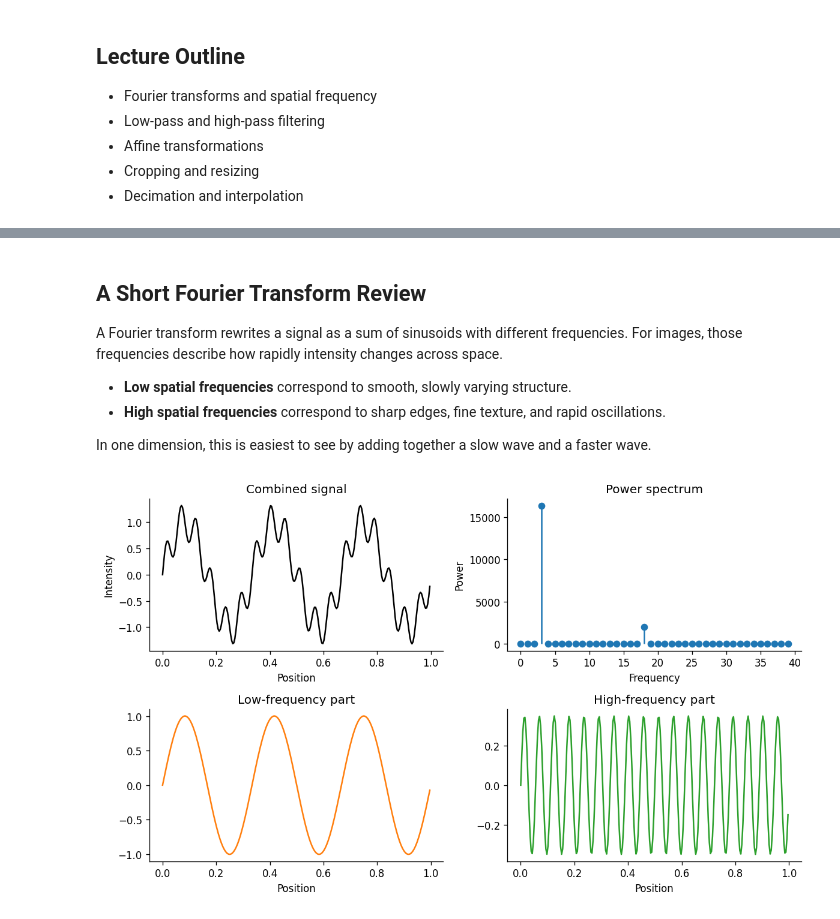
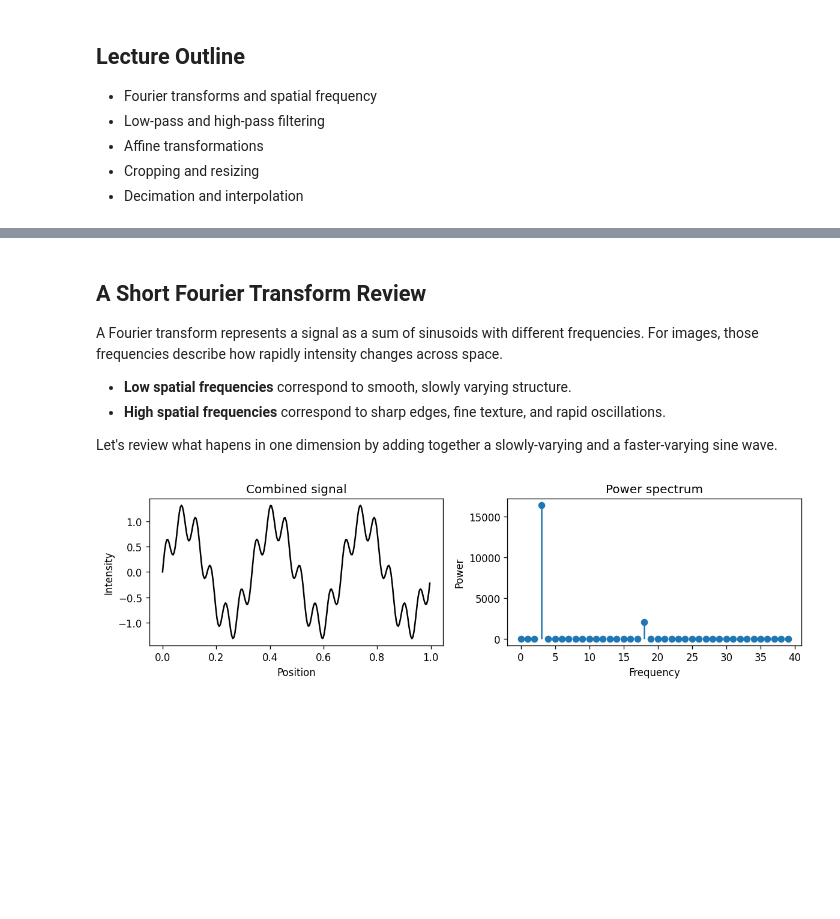
Before and after one commit to dgodovich/MOL518-Intro-to-Data-Analysis, a Jupyter notebook: Lecture_33/BPY518_Lecture33.ipynb, the cells around one changed output, grey strips where cells are left out. Saved outputs shown, nothing was run; the diff lists cells and outputs as text; code cells hidden in the pictures; blank space fills up the shorter version.

Commit message:
Lecture 33 graphics

```diff
--- a/Lecture_33/BPY518_Lecture33.ipynb
+++ b/Lecture_33/BPY518_Lecture33.ipynb
@@ -37,50 +30,34 @@ media_dir = Path('media')
 # %% [markdown]
 ## A Short Fourier Transform Review
 
-A Fourier transform rewrites a signal as a sum of sinusoids with different frequencies. For images, those frequencies describe how rapidly intensity changes across space.
+A Fourier transform represents a signal as a sum of sinusoids with different frequencies. For images, those frequencies describe how rapidly intensity changes across space.
 
 - **Low spatial frequencies** correspond to smooth, slowly varying structure.
 - **High spatial frequencies** correspond to sharp edges, fine texture, and rapid oscillations.
 
-In one dimension, this is easiest to see by adding together a slow wave and a faster wave.
+Let's review what hapens in one dimension by adding together a slowly-varying and a faster-varying sine wave.
 # %%
-# Build a 1D signal from low- and high-frequency components.
+# 1D vector with low- and high-frequency components.
 x = np.linspace(0, 1, 256, endpoint=False)
 low_component = np.sin(2 * np.pi * 3 * x)
 high_component = 0.35 * np.sin(2 * np.pi * 18 * x)
 signal = low_component + high_component
 
 fft_signal = np.fft.fft(signal)
 frequencies = np.fft.fftfreq(signal.size, d=x[1] - x[0])
 power = np.abs(fft_signal) ** 2
 
-low_mask = np.abs(frequencies) <= 6
-high_mask = np.abs(frequencies) >= 10
-low_reconstruction = np.fft.ifft(fft_signal * low_mask).real
-high_reconstruction = np.fft.ifft(fft_signal * high_mask).real
+fig, axes = plt.subplots(1, 2, figsize=(10, 3))
+axes[0].plot(x, signal, color='black')
+axes[0].set_title('Combined signal')
+axes[0].set_xlabel('Position')
+axes[0].set_ylabel('Intensity')
 
-fig, axes = plt.subplots(2, 2, figsize=(10, 6))
-axes[0, 0].plot(x, signal, color='black')
-axes[0, 0].set_title('Combined signal')
-axes[0, 0].set_xlabel('Position')
-axes[0, 0].set_ylabel('Intensity')
-
-axes[0, 1].stem(frequencies[:40], power[:40], basefmt=' ', linefmt='C0-', markerfmt='C0o')
-axes[0, 1].set_title('Power spectrum')
-axes[0, 1].set_xlabel('Frequency')
-axes[0, 1].set_ylabel('Power')
-
-axes[1, 0].plot(x, low_reconstruction, color='C1')
-axes[1, 0].set_title('Low-frequency part')
-axes[1, 0].set_xlabel('Position')
-
-axes[1, 1].plot(x, high_reconstruction, color='C2')
-axes[1, 1].set_title('High-frequency part')
-axes[1, 1].set_xlabel('Position')
-
-for ax in axes.flat:
-    ax.spines[['top', 'right']].set_visible(False)
+axes[1].stem(frequencies[:40], power[:40], basefmt=' ', linefmt='C0-', markerfmt='C0o')
+axes[1].set_title('Power spectrum')
+axes[1].set_xlabel('Frequency')
+axes[1].set_ylabel('Power')
 
 plt.tight_layout()
 # %% [output]
-[figure, old version]
+[figure, new version]
```
Also changed, not shown: parts of 33 cells of this notebook, 4 other files.
